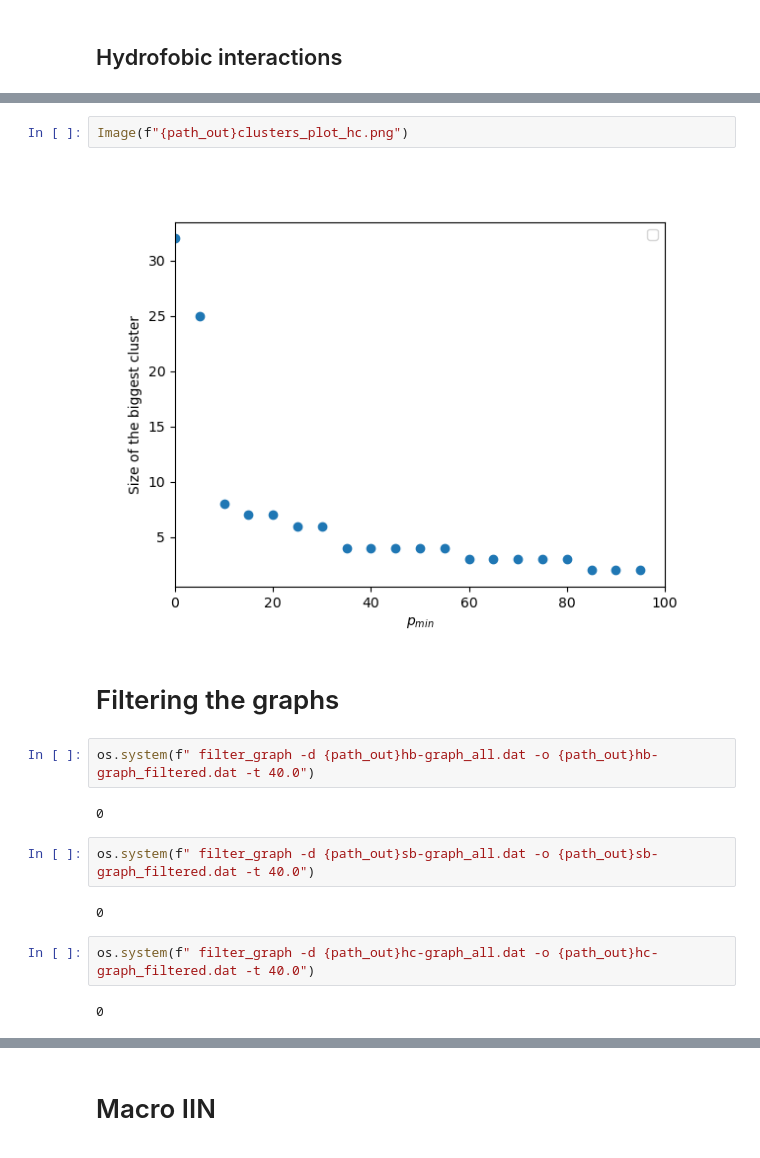
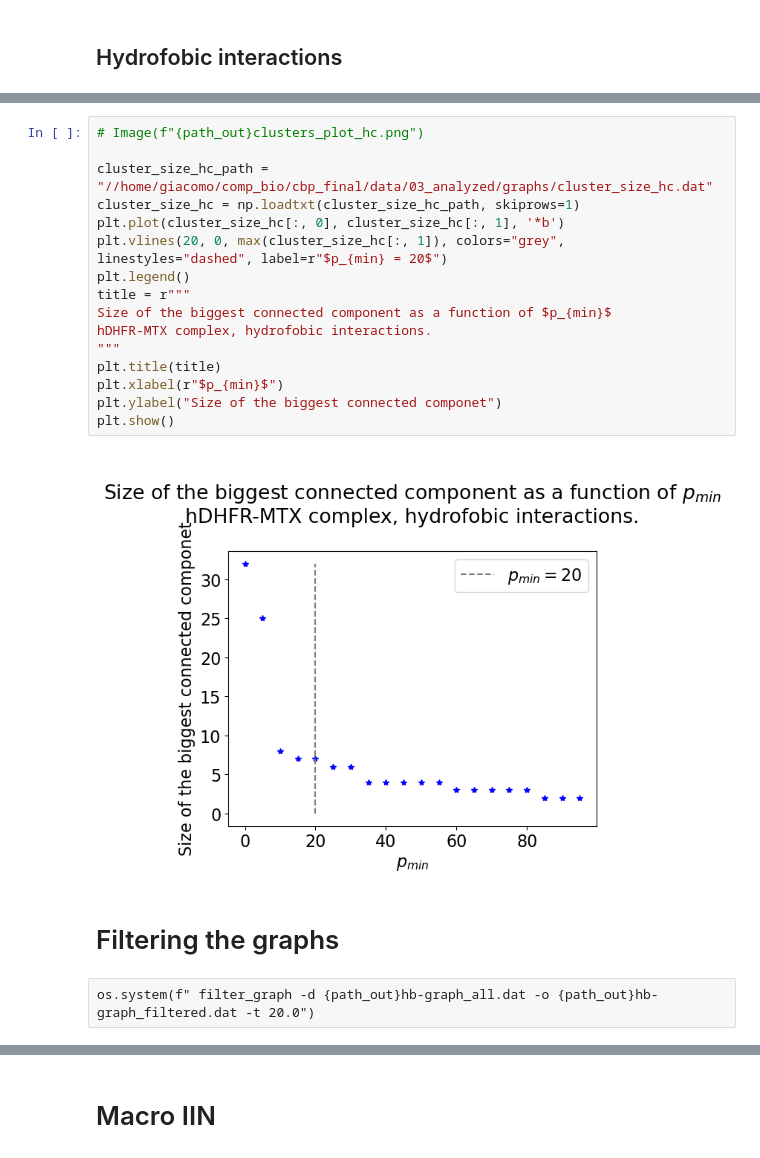
Before and after one commit to gac-uni/cbp_final2, a Jupyter notebook: notebooks/LoneProtein/pyinteraph.ipynb, the cells around one changed output, grey strips where cells are left out. Saved outputs shown, nothing was run; the diff lists cells and outputs as text.

```diff
--- a/notebooks/LoneProtein/pyinteraph.ipynb
+++ b/notebooks/LoneProtein/pyinteraph.ipynb
@@ -229,18 +100,22 @@ No handles with labels found to put in legend.
 # %%
-Image(f"{path_out}clusters_plot_hc.png")
+# Image(f"{path_out}clusters_plot_hc.png")
+
+cluster_size_hc_path = "//home/giacomo/comp_bio/cbp_final/data/03_analyzed/graphs/cluster_size_hc.dat"
+cluster_size_hc = np.loadtxt(cluster_size_hc_path, skiprows=1)
+plt.plot(cluster_size_hc[:, 0], cluster_size_hc[:, 1], '*b')
+plt.vlines(20, 0, max(cluster_size_hc[:, 1]), colors="grey", linestyles="dashed", label=r"$p_{min} = 20$")
+plt.legend()
+title = r"""
+Size of the biggest connected component as a function of $p_{min}$
+hDHFR-MTX complex, hydrofobic interactions.
+"""
+plt.title(title)
+plt.xlabel(r"$p_{min}$")
+plt.ylabel("Size of the biggest connected componet")
+plt.show()
 # %% [output]
-[figure, old version]
+[figure, new version]
 # %% [markdown]
 # Filtering the graphs
-# %%
-os.system(f" filter_graph -d {path_out}hb-graph_all.dat -o {path_out}hb-graph_filtered.dat -t 40.0")
-# %% [output]
-0
-# %%
-os.system(f" filter_graph -d {path_out}sb-graph_all.dat -o {path_out}sb-graph_filtered.dat -t 40.0")
-# %% [output]
-0
-# %%
-os.system(f" filter_graph -d {path_out}hc-graph_all.dat -o {path_out}hc-graph_filtered.dat -t 40.0")
-# %% [output]
-0
+# %% [raw]
+os.system(f" filter_graph -d {path_out}hb-graph_all.dat -o {path_out}hb-graph_filtered.dat -t 20.0")
```
Also changed, not shown: parts of 30 cells of this notebook, 58 other files.
